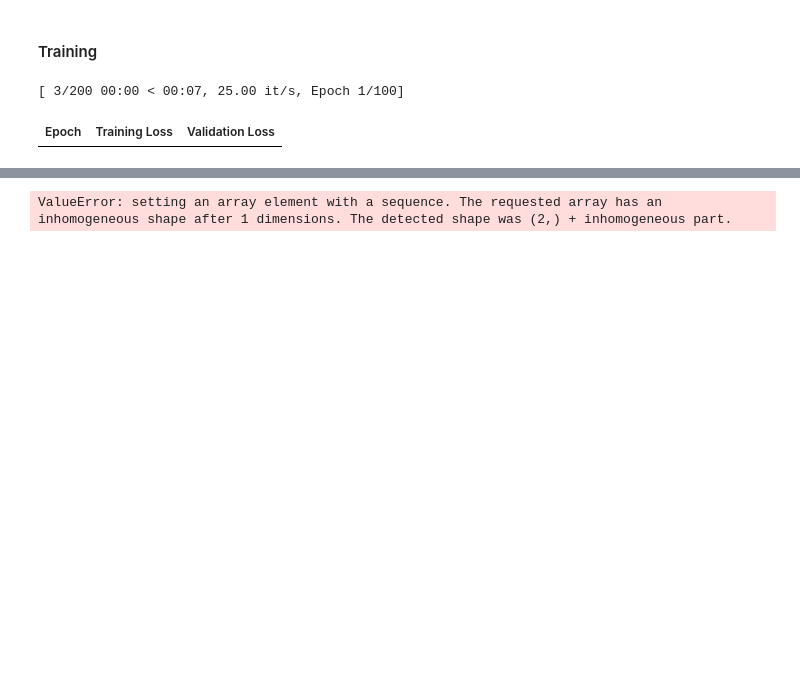
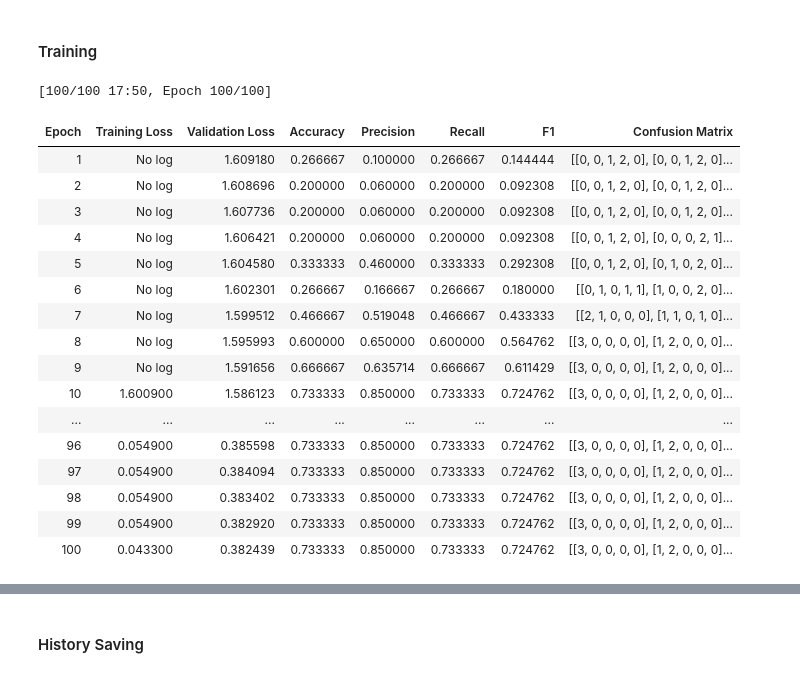
Before and after one commit to jeffrymahbuubi/depth-camera-orbbec, a Jupyter notebook: DEVELOPMENT/notebook/7_custom_model_huggingface.ipynb, the cells around one changed output, grey strips where cells are left out. Cells and saved outputs as stored; diff of their text form; code cells hidden in the pictures; blank space fills up the shorter version.

```diff
--- a/DEVELOPMENT/notebook/7_custom_model_huggingface.ipynb
+++ b/DEVELOPMENT/notebook/7_custom_model_huggingface.ipynb
@@ -694,10 +684,10 @@ training_args = TrainingArguments(
         remove_unused_columns=False,
         eval_strategy="epoch",
         save_strategy="best",
-        save_total_limit=3,
+        save_total_limit=2,
         learning_rate=5e-4,
-        per_device_train_batch_size=32,
-        per_device_eval_batch_size=32,
+        per_device_train_batch_size=64,
+        per_device_eval_batch_size=64,
         num_train_epochs=100,
         warmup_ratio=0.1,
         logging_steps=10,
@@ -720,22 +710,22 @@ def compute_metrics(eval_pred):
     logits, labels = eval_pred
     preds = np.argmax(logits, axis=-1)
 
-    # Compute metrics
-    acc = accuracy.compute(predictions=preds, references=labels)["accuracy"]
-    prec = precision.compute(predictions=preds, references=labels, average="macro")["precision"]
-    rec = recall.compute(predictions=preds, references=labels, average="macro")["recall"]
-    f1sc = f1.compute(predictions=preds, references=labels, average="macro")["f1"]
+    # scalar metrics as before…
+    acc   = accuracy.compute(predictions=preds, references=labels)["accuracy"]
+    prec  = precision.compute(predictions=preds, references=labels, average="macro")["precision"]
+    rec   = recall.compute(predictions=preds, references=labels, average="macro")["recall"]
+    f1sc  = f1.compute(predictions=preds, references=labels, average="macro")["f1"]
 
-    # Confusion matrix
+    # get confusion matrix and turn it into a nested Python list
     cm = confusion.compute(predictions=preds, references=labels)["confusion_matrix"]
     cm_list = cm.tolist()
 
     return {
-        "accuracy": acc,
-        "precision": prec,
-        "recall": rec,
-        "f1": f1sc,
-        "confusion_matrix": cm_list,
+        "accuracy":          acc,
+        "precision":         prec,
+        "recall":            rec,
+        "f1":                f1sc,
+        "confusion_matrix":  cm_list,    # now JSON‑serializable
     }
 
 class CustomTrainer(Trainer):
@@ -818,7 +808,25 @@ trainer.add_callback(metrics_cb)
 # %% [markdown]
 #### Training
 # %%
-train_result = trainer.train()
+train_result = trainer.train(
+    ignore_keys_for_eval=["hidden_states"]
+)
 # %% [output]
-[ 3/200 00:00 < 00:07, 25.00 it/s, Epoch 1/100]
+[100/100 17:50, Epoch 100/100]
-| Epoch | Training Loss | Validation Loss |
+| Epoch | Training Loss | Validation Loss | Accuracy | Precision | Recall | F1 | Confusion Matrix |
+| 1 | No log | 1.609180 | 0.266667 | 0.100000 | 0.266667 | 0.144444 | [[0, 0, 1, 2, 0], [0, 0, 1, 2, 0]... |
+| 2 | No log | 1.608696 | 0.200000 | 0.060000 | 0.200000 | 0.092308 | [[0, 0, 1, 2, 0], [0, 0, 1, 2, 0]... |
+| 3 | No log | 1.607736 | 0.200000 | 0.060000 | 0.200000 | 0.092308 | [[0, 0, 1, 2, 0], [0, 0, 1, 2, 0]... |
+| 4 | No log | 1.606421 | 0.200000 | 0.060000 | 0.200000 | 0.092308 | [[0, 0, 1, 2, 0], [0, 0, 0, 2, 1]... |
+| 5 | No log | 1.604580 | 0.333333 | 0.460000 | 0.333333 | 0.292308 | [[0, 0, 1, 2, 0], [0, 1, 0, 2, 0]... |
+| 6 | No log | 1.602301 | 0.266667 | 0.166667 | 0.266667 | 0.180000 | [[0, 1, 0, 1, 1], [1, 0, 0, 2, 0]... |
+| 7 | No log | 1.599512 | 0.466667 | 0.519048 | 0.466667 | 0.433333 | [[2, 1, 0, 0, 0], [1, 1, 0, 1, 0]... |
+| 8 | No log | 1.595993 | 0.600000 | 0.650000 | 0.600000 | 0.564762 | [[3, 0, 0, 0, 0], [1, 2, 0, 0, 0]... |
+| 9 | No log | 1.591656 | 0.666667 | 0.635714 | 0.666667 | 0.611429 | [[3, 0, 0, 0, 0], [1, 2, 0, 0, 0]... |
+| 10 | 1.600900 | 1.586123 | 0.733333 | 0.850000 | 0.733333 | 0.724762 | [[3, 0, 0, 0, 0], [1, 2, 0, 0, 0]... |
+| ... | ... | ... | ... | ... | ... | ... | ... |
+| 96 | 0.054900 | 0.385598 | 0.733333 | 0.850000 | 0.733333 | 0.724762 | [[3, 0, 0, 0, 0], [1, 2, 0, 0, 0]... |
+| 97 | 0.054900 | 0.384094 | 0.733333 | 0.850000 | 0.733333 | 0.724762 | [[3, 0, 0, 0, 0], [1, 2, 0, 0, 0]... |
+| 98 | 0.054900 | 0.383402 | 0.733333 | 0.850000 | 0.733333 | 0.724762 | [[3, 0, 0, 0, 0], [1, 2, 0, 0, 0]... |
+| 99 | 0.054900 | 0.382920 | 0.733333 | 0.850000 | 0.733333 | 0.724762 | [[3, 0, 0, 0, 0], [1, 2, 0, 0, 0]... |
+| 100 | 0.043300 | 0.382439 | 0.733333 | 0.850000 | 0.733333 | 0.724762 | [[3, 0, 0, 0, 0], [1, 2, 0, 0, 0]... |
@@ -826 +850,2 @@ train_result = trainer.train()
-ValueError: setting an array element with a sequence. The requested array has an inhomogeneous shape after 1 dimensions. The detected shape was (2,) + inhomogeneous part.
+# %% [markdown]
+#### History Saving
```
Also changed, not shown: parts of 11 cells of this notebook, 1 other file.
